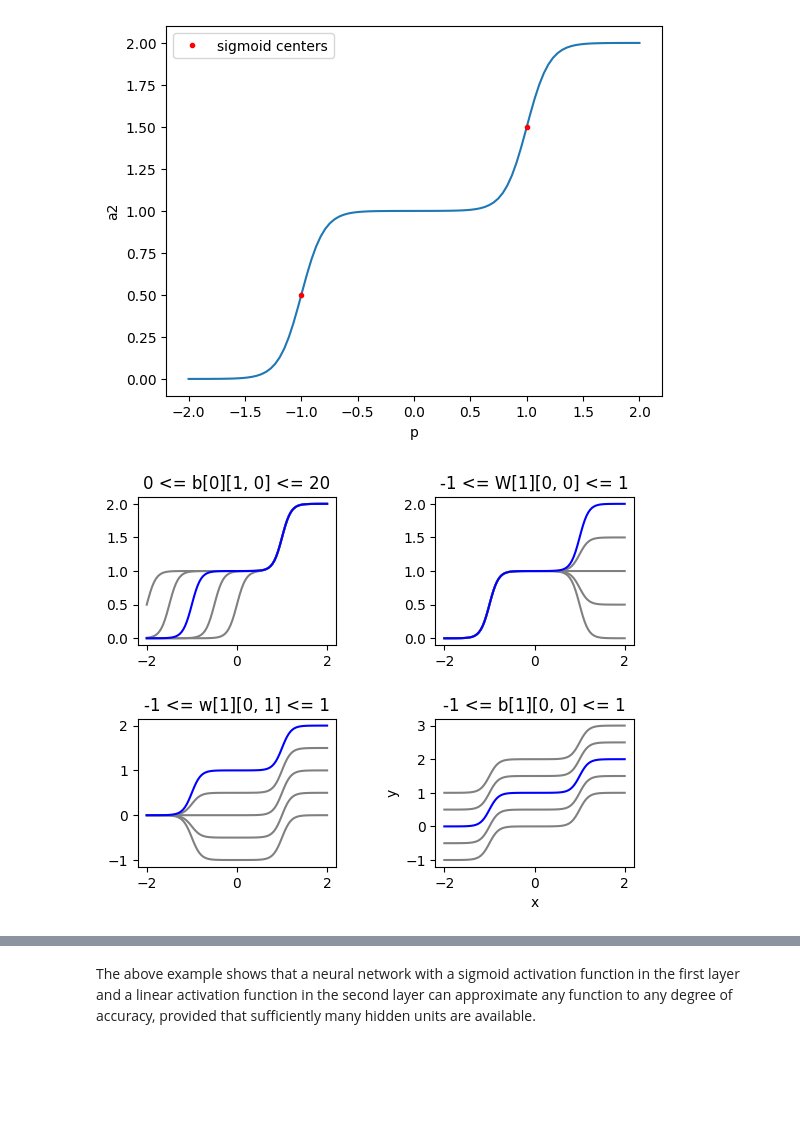
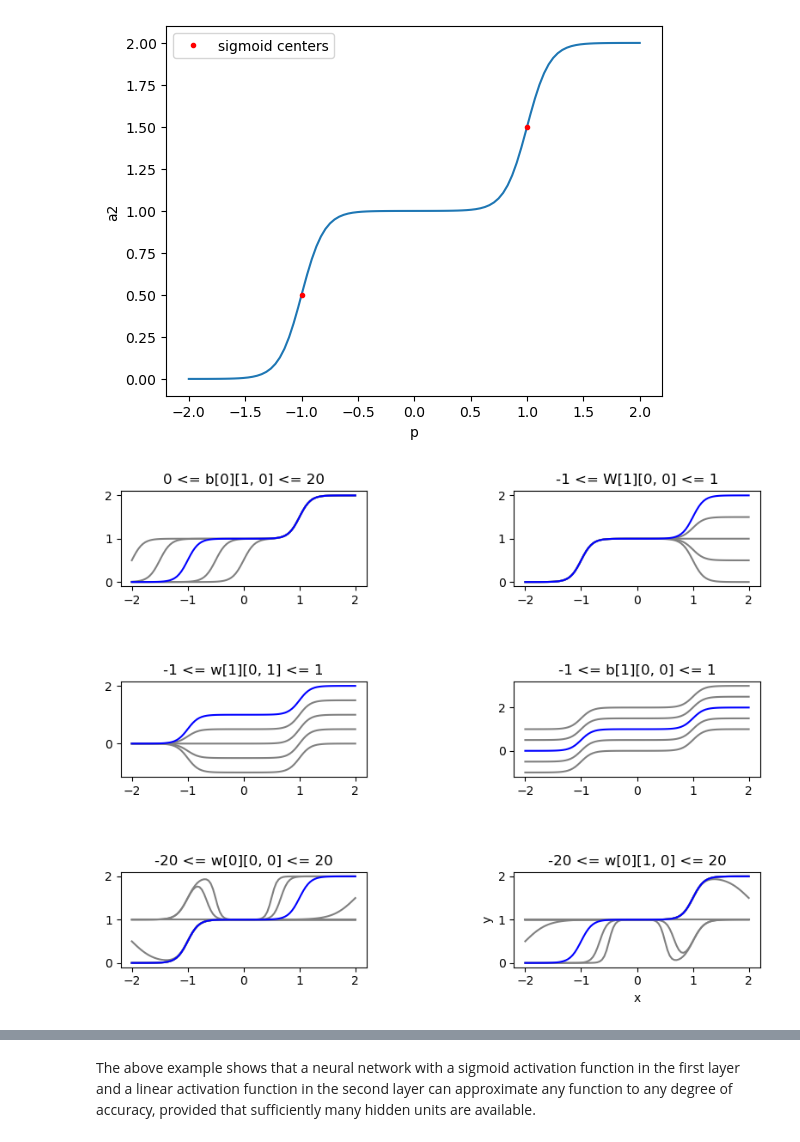
Before and after one commit to Thoalfeqar-gata/Neural-Networks-Master-Degree, a Jupyter notebook: Lecture 1.ipynb, the cells around one changed output, grey strips where cells are left out. Saved outputs shown, nothing was run; the diff lists cells and outputs as text; code cells hidden in the pictures; blank space fills up the shorter version.

Commit message:
Implemented the homework of varying the weights of the first layer

```diff
--- a/Lecture 1.ipynb
+++ b/Lecture 1.ipynb
@@ -87,39 +87,69 @@ for b in [-1, -0.5, 0.5, 1]:
     bias_layer_2_predictions.append(network0.predict(p.reshape(1, -1))[0])
 
 network0.b[1][0, 0] = 0 #reset
 
+#Varying the weight in the first layer
+weight_layer_1_1_predictions = []
+for w in [-20, -15, -10, -5, 0, 5, 15, 20]:
+    network0.W[0][0, 0] = w
+    weight_layer_1_1_predictions.append(network0.predict(p.reshape(1, -1))[0])
+
+network0.W[0][0, 0] = 10 #reset
+
+#Varying the weight in the first layer
+weight_layer_1_2_predictions = []
+for w in [-20, -15, -10, -5, 0, 5, 15, 20]:
+    network0.W[0][1, 0] = w
+    weight_layer_1_2_predictions.append(network0.predict(p.reshape(1, -1))[0])
+
+network0.W[0][1, 0] = 10 #reset
+
 grey = (0.5, 0.5, 0.5)
-plt.subplots_adjust(hspace = 0.5, wspace = 0.5)
-plt.subplot(2, 2, 1)
+plt.figure(figsize = (9.6, 7.2))
+plt.subplots_adjust(hspace = 1, wspace = 0.6)
+plt.subplot(3, 2, 1)
 plt.title('0 <= b[0][1, 0] <= 20')
 for i in range(len(bias_layer_1_2_predictions)):
     plt.plot(p, bias_layer_1_2_predictions[i], color = grey)
 plt.plot(p, nominal_response, 'b-')
 
-plt.subplot(2, 2, 2)
+plt.subplot(3, 2, 2)
 plt.title('-1 <= W[1][0, 0] <= 1')
 for i in range(len(weight_layer_2_1_predictions)):
     plt.plot(p, weight_layer_2_1_predictions[i], color = grey)
 
 plt.plot(p, nominal_response, 'b-')
 
-plt.subplot(2, 2, 3)
+plt.subplot(3, 2, 3)
 plt.title('-1 <= w[1][0, 1] <= 1')
 for i in range(len(weight_layer_2_2_predictions)):
     plt.plot(p, weight_layer_2_2_predictions[i], color = grey)
 plt.plot(p, nominal_response, 'b-')
 
-plt.subplot(2, 2, 4)
+plt.subplot(3, 2, 4)
 plt.title('-1 <= b[1][0, 0] <= 1')
 for i in range(len(bias_layer_2_predictions)):
     plt.plot(p, bias_layer_2_predictions[i], color = grey)
 plt.plot(p, nominal_response, 'b-')
 
+plt.subplot(3, 2, 5)
+plt.title('-20 <= w[0][0, 0] <= 20')
+for i in range(len(weight_layer_1_1_predictions)):
+    plt.plot(p, weight_layer_1_1_predictions[i], color = grey)
+plt.plot(p, nominal_response, 'b-')
+
+plt.subplot(3, 2, 6)
+plt.title('-20 <= w[0][1, 0] <= 20')
+for i in range(len(weight_layer_1_2_predictions)):
+    plt.plot(p, weight_layer_1_2_predictions[i], color = grey)
+plt.plot(p, nominal_response, 'b-')
+
+
 plt.xlabel('x')
 plt.ylabel('y')
 plt.show()
 # %% [output]
-[figure, old version]
+[figure, new version]
 # %% [markdown]
 ![image.png](attachment:image.png)
 # %% [markdown]
```
